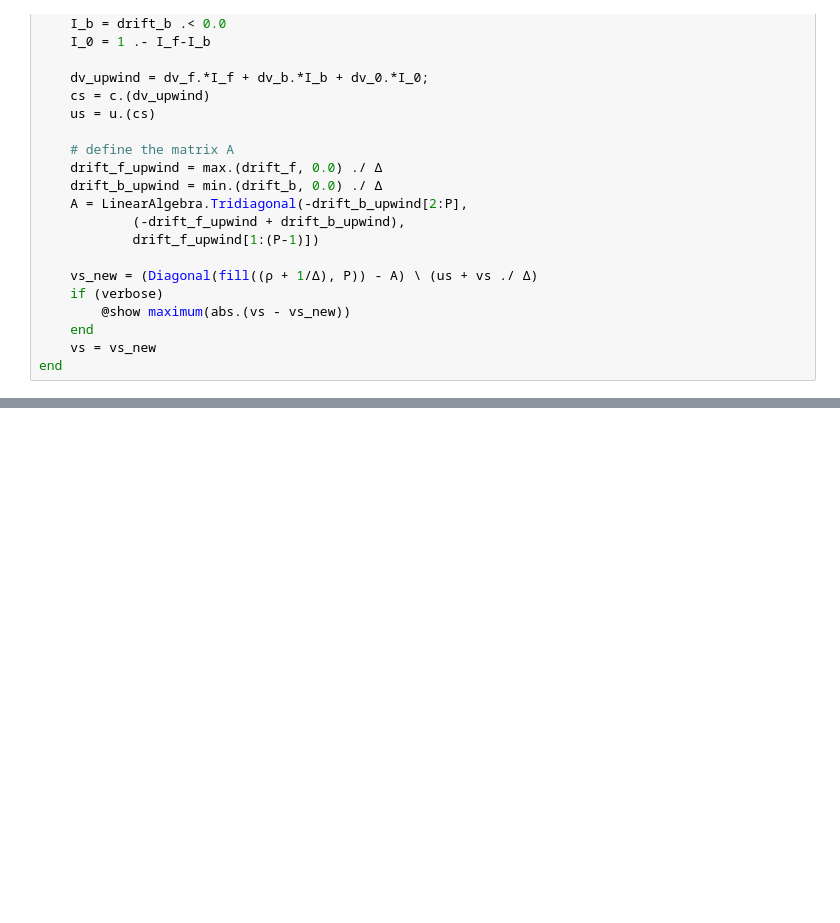
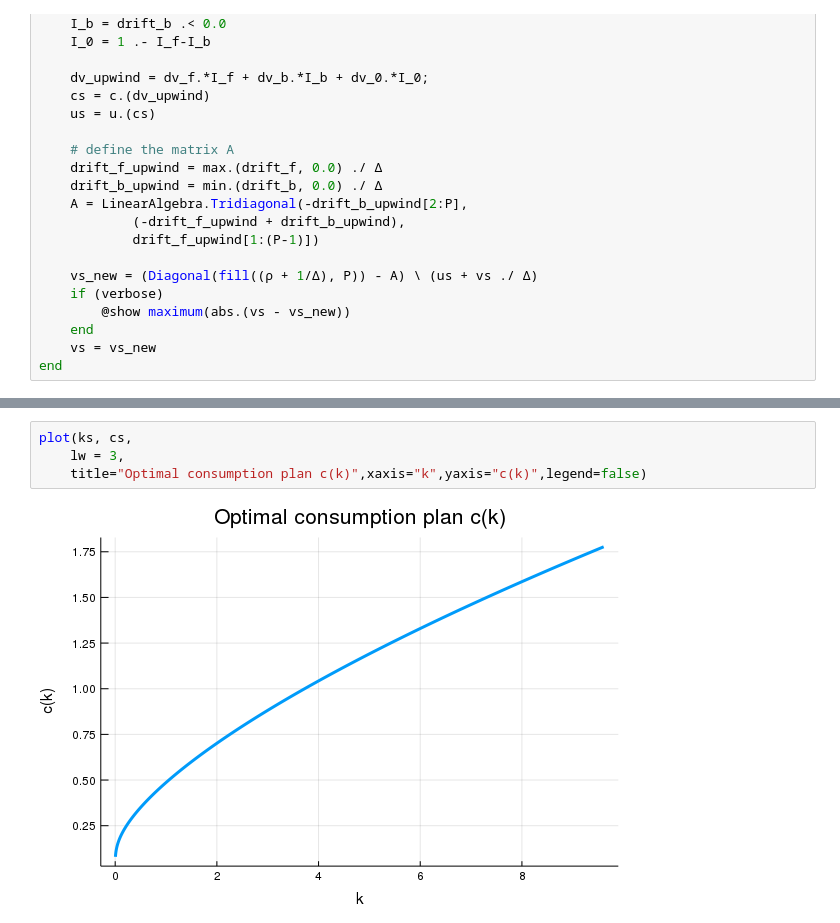
Before and after one commit to ubcecon/computing_and_datascience, a Jupyter notebook: continuous_time_methods/tutorials/growth-hjb-implicit.ipynb, the cells around one changed output, grey strips where cells are left out. Drawn from its saved outputs; the diff is of its cells as text; blank space fills up the shorter version.

```diff
--- a/continuous_time_methods/tutorials/growth-hjb-implicit.ipynb
+++ b/continuous_time_methods/tutorials/growth-hjb-implicit.ipynb
@@ -97,0 +107,6 @@ end
+# %%
+plot(ks, cs,
+    lw = 3,
+    title="Optimal consumption plan c(k)",xaxis="k",yaxis="c(k)",legend=false)
+# %% [output]
+[figure, added]
```
Also changed, not shown: parts of 6 cells of this notebook.
